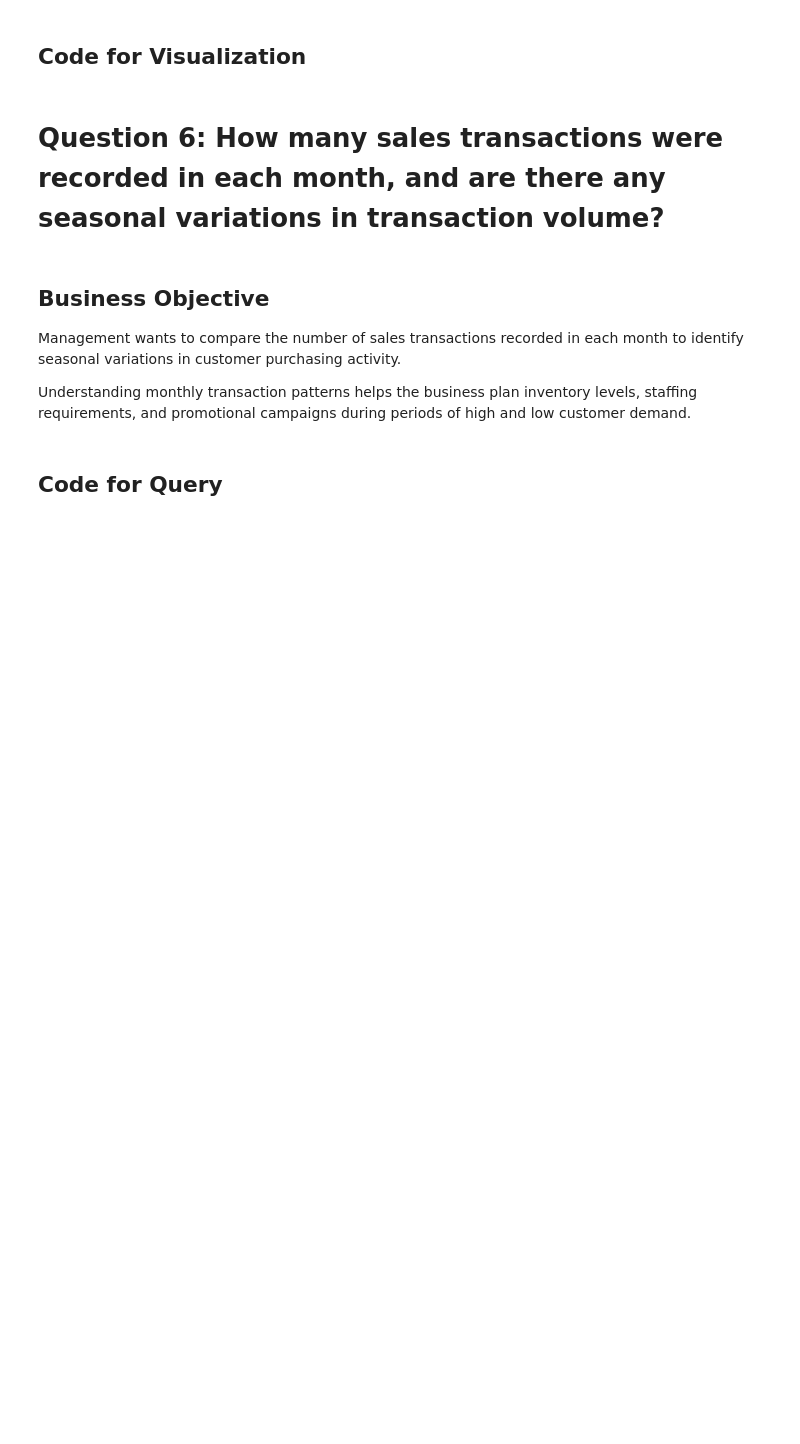
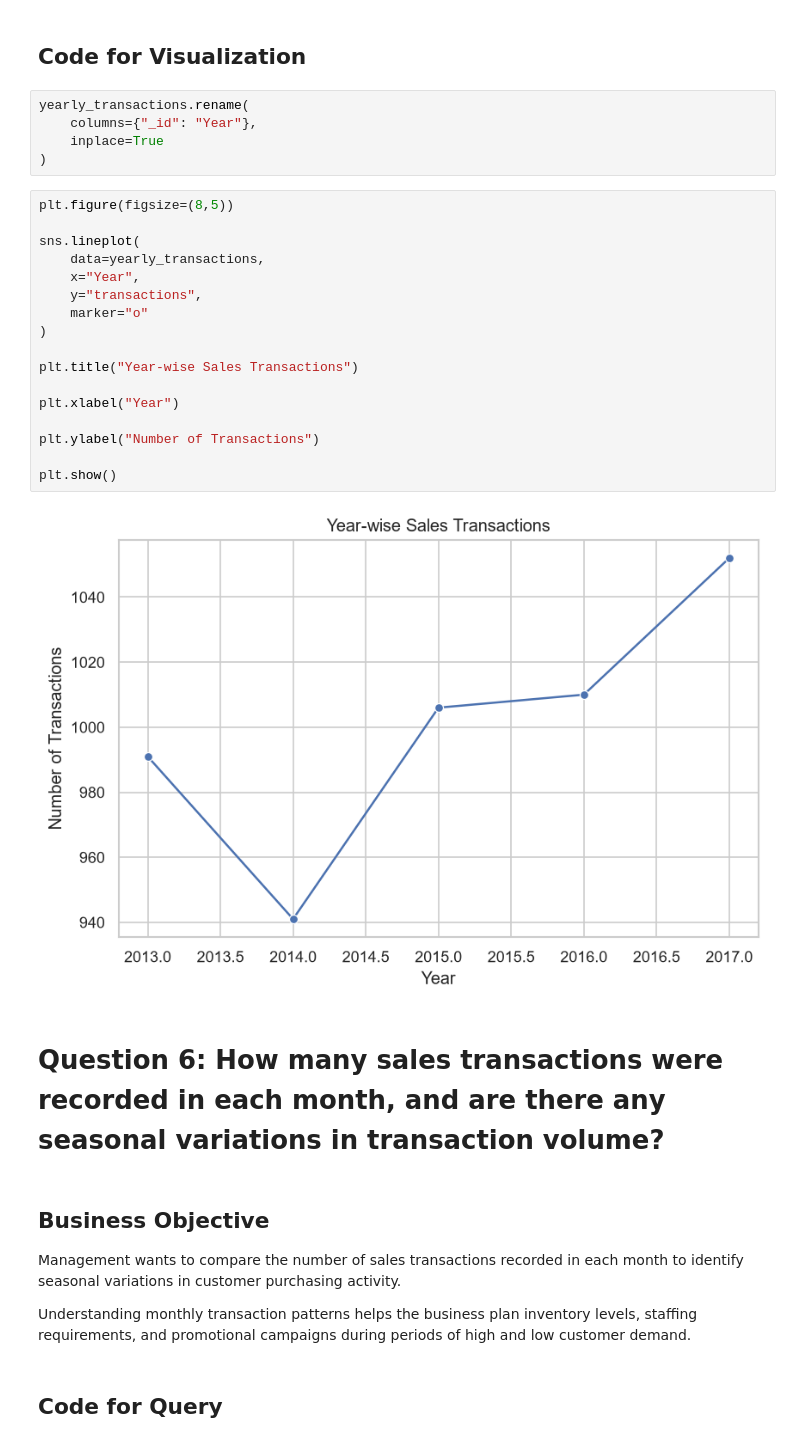
Before and after one commit to thanuja-reddi/MongoDB_EDA_Case_Study, a Jupyter notebook: notebooks/homework_casestudy_questions.ipynb, the cells around one changed output. Cells and saved outputs as stored; diff of their text form; blank space fills up the shorter version.

Commit message:
Completed Q5: Year-wise transaction analysis

```diff
--- a/notebooks/homework_casestudy_questions.ipynb
+++ b/notebooks/homework_casestudy_questions.ipynb
@@ -413,5 +444,29 @@ Analyzing annual transaction volumes helps identify long-term business trends an
 # %% [markdown]
 ## Code for Visualization
+# %%
+yearly_transactions.rename(
+    columns={"_id": "Year"},
+    inplace=True
+)
+# %%
+plt.figure(figsize=(8,5))
+
+sns.lineplot(
+    data=yearly_transactions,
+    x="Year",
+    y="transactions",
+    marker="o"
+)
+
+plt.title("Year-wise Sales Transactions")
+
+plt.xlabel("Year")
+
+plt.ylabel("Number of Transactions")
+
+plt.show()
+# %% [output]
+[figure, added]
 # %% [markdown]
 # Question 6: How many sales transactions were recorded in each month, and are there any seasonal variations in transaction volume?
 # %% [markdown]
```
Also changed, not shown: parts of 1 cell of this notebook.
